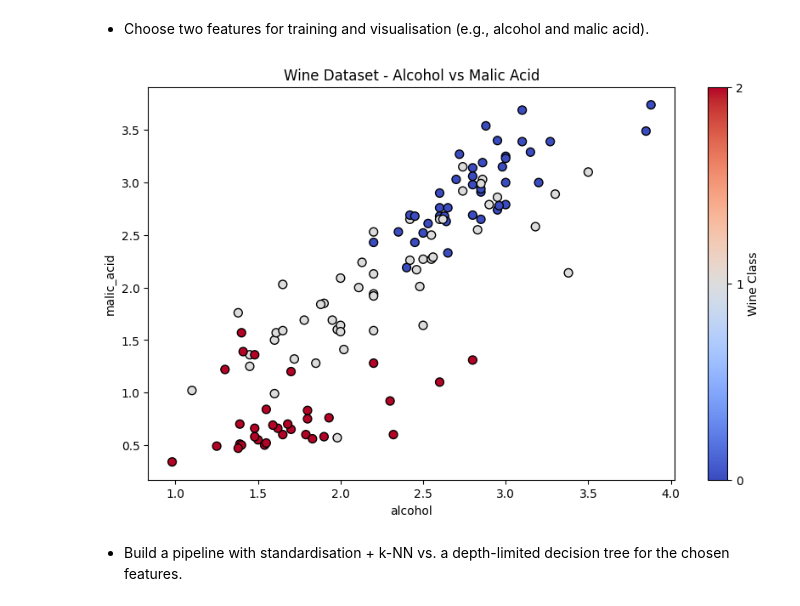
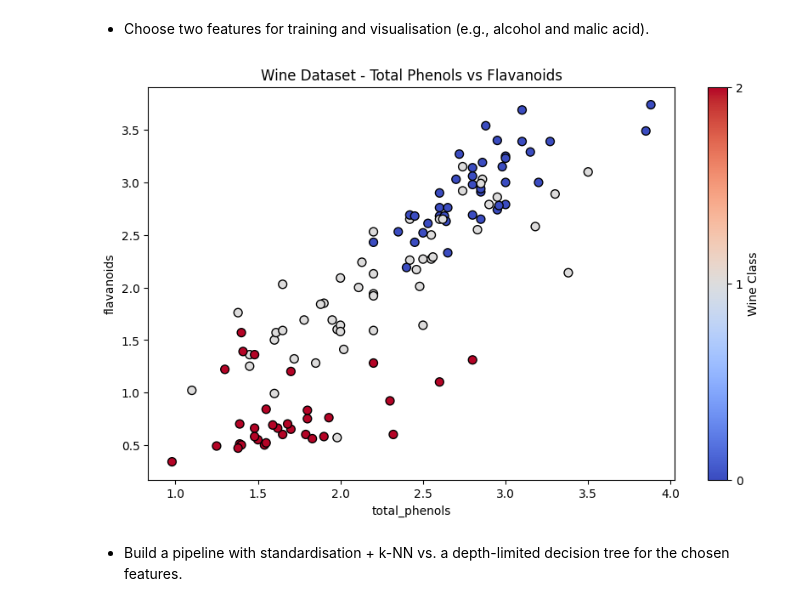
Before and after one commit to UG-Team-Data-Science/ml-workshop, a Jupyter notebook: src/S03 Supervised Learning - Classification and Evaluation/S03C04 k-NNs and Decision Trees.ipynb, the cells around one changed output. Drawn from its saved outputs; the diff is of its cells as text; code cells hidden in the pictures.

```diff
--- a/src/S03 Supervised Learning - Classification and Evaluation/S03C04 k-NNs and Decision Trees.ipynb
+++ b/src/S03 Supervised Learning - Classification and Evaluation/S03C04 k-NNs and Decision Trees.ipynb
@@ -308,18 +308,18 @@ plt.show()
 # %%
 # Select two features for visualisation
 X_wine_2d = X_wine[:, [5, 6]]  # total_phenols and flavanoids
-X_train_wine_2d, X_test_wine_2d, y_train_wine, y_test_wine = train_test_split(
-    X_wine_2d, y_wine, test_size=0.3, random_state=42, stratify=y_wine)
+X_train_wine_2d, X_test_wine_2d, y_train_wine, y_test_wine = \
+    train_test_split(X_wine_2d, y_wine, test_size=0.3, random_state=42, stratify=y_wine)
 # Visualise the selected features
 plt.figure(figsize=(10, 6))
 plt.scatter(X_train_wine_2d[:, 0], X_train_wine_2d[:, 1], c=y_train_wine, edgecolor='k', s=50, cmap=plt.cm.coolwarm)
-plt.title("Wine Dataset - Alcohol vs Malic Acid")
-plt.xlabel(wine.feature_names[0])
-plt.ylabel(wine.feature_names[1])
+plt.title("Wine Dataset - Total Phenols vs Flavanoids")
+plt.xlabel(wine.feature_names[5])
+plt.ylabel(wine.feature_names[6])
 plt.colorbar(ticks=[0, 1, 2], label='Wine Class')
 plt.show()
 # %% [output]
-[figure, old version]
+[figure, new version]
 # %% [markdown]
 -   Build a pipeline with standardisation + k-NN vs. a depth-limited decision tree for the chosen features.
 # %%
```
Also changed, not shown: parts of 1 cell of this notebook.
